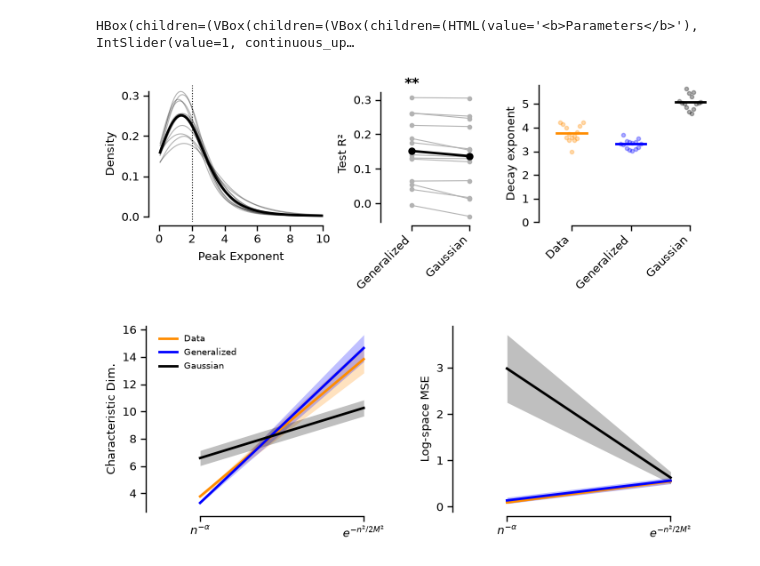
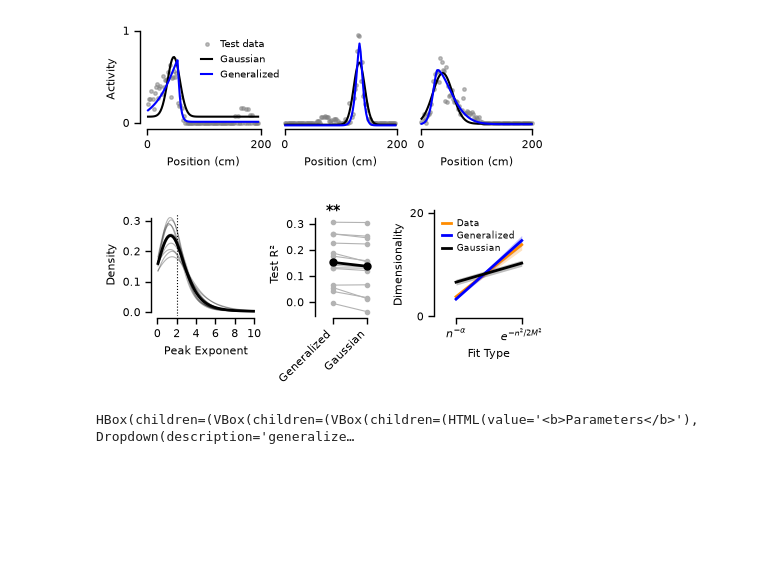
Before and after one commit to landoskape/vrAnalysis, a Jupyter notebook: dimensionality_manuscript/dim_spectra_figures.ipynb, the cells around one changed output. Saved outputs shown, nothing was run; the diff lists cells and outputs as text; code cells hidden in the pictures; blank space fills up the shorter version.

Commit message:
plot updates figure3/4

```diff
--- a/dimensionality_manuscript/dim_spectra_figures.ipynb
+++ b/dimensionality_manuscript/dim_spectra_figures.ipynb
@@ -145,7 +146,7 @@ HBox(children=(VBox(children=(VBox(children=(HTML(value='<b>Parameters</b>'), Dr
 # %%
 from dimensionality_manuscript.figure_scripts.figure4 import spectrum_figure, AdaptiveAlphaConfig
 
-return_syd_viewer = True
+return_syd_viewer = False
 plt.close('all')
 source_cfg = AdaptiveAlphaConfig(
     smooth_method="gaussian",
@@ -167,7 +168,6 @@ fig = spectrum_figure(
     results_subspace=results_subspace,
     results_fit=results_fit,
     ylim_min=-5.5,
-    fontsize=9,
     source_key = "ss_cvpca",
     full_source_key = "SVD",
     # fit_key = ["eig_tilbury", "eig_control", "eig_shrinkage"],
@@ -178,7 +178,8 @@ fig = spectrum_figure(
     reliability_fraction_active_thresholds=(None, None),
     include_iti=False,
     normalize=True,
-    figsize=(6.5, 2.5),
+    figsize=(4.45, 2.0),
+    fontsize=8,
     return_syd_viewer = return_syd_viewer,
 )
 if return_syd_viewer:
@@ -333,13 +328,13 @@ from dimensionality_manuscript.figure_scripts.figure4 import placefield_fit_figu
 
 best_neuron_list = [
     ("ATL012.2023-03-03.701", 3672), # keep
+    ("ATL027.2023-07-21.701", 1849), #keep
     ("ATL020.2023-04-05.701", 11623), # keep
-    ("ATL027.2023-07-21.701", 1849), #keep
 ]
 
 session_uids, neurons = zip(*best_neuron_list)
 
-return_syd_viewer = True
+return_syd_viewer = False
 plt.close('all')
 
 fig = placefield_fit_figure(
@@ -352,8 +347,11 @@ fig = placefield_fit_figure(
     fit_model="shrinkage",
     normalize="std",
     normalize_independent=True,
-    figsize=(7.0, 2),
-    fontsize=9.0,
+    legend_x_offset = 0.2,
+    legend_handlelength=1.2,
+    legend_handletextpad=0.8,
+    figsize=(4.45, 1.5),
+    fontsize=8.0,
     save_path=None,
     return_syd_viewer=return_syd_viewer,
 )
@@ -362,11 +360,11 @@ if return_syd_viewer:
 else:
     plt.show()
 
-    save = False
+    save = True
     if save:
         save_figure(fig, figure_path / "placefield_fit_best_examples")
 # %% [output]
-HBox(children=(VBox(children=(VBox(children=(HTML(value='<b>Parameters</b>'), IntSlider(value=1, continuous_up…
+[figure, added]
 # %%
 from dimensionality_manuscript.figure_scripts.figure4 import placefield_population
 
@@ -381,40 +379,50 @@ source_cfg = AdaptiveAlphaConfig(
     minimum_window_size=10,
 )
 
 fig = placefield_population(
     results_fit,
     results_spectra=results,
     results_cvpca=results_cvpca,
     reliability_fraction_active_thresholds=(0.3, 0.1),
     smooth_widths=(5.0, None),
     source_key="ss_cvpca",
     metric="r2",
     generalized_fit="shrinkage",
     include_better=False,
     num_bins = 80,
     fraction_view = "none",
     normalize=False,
     beewidth = 0.2,
     source_cfg=source_cfg,
-    fontsize = 9.0,
-    figsize = (7.0, 2.5),
+    last_axis="characteristic_dim",
+    display="errorPlot",
+    legend=dict(
+        loc="upper left",
+        handlelength=1.0,
+        handletextpad=0.7,
+        labelspacing=0.25,
+        borderpad=0.1,
+        borderaxespad=0.5,
+    ),
+    fontsize = 8.0,
+    figsize = (4.45, 1.9),
     save_path=None,
     return_syd_viewer = return_syd_viewer,
 )
 if return_syd_viewer:
     fig.show()
 else:
     plt.show()
 
     save = True
     if save:
         save_figure(fig, figure_path / "placefield_fit_stats")
 # %% [output]
-[figure, old version]
+[figure, new version]
 # %%
 from dimensionality_manuscript.figure_scripts.figure4 import placefield_spectrum_mse
 
-return_syd_viewer = False
+return_syd_viewer = True
 plt.close('all')
 
 source_cfg = AdaptiveAlphaConfig(
@@ -450,7 +458,7 @@ else:
     if save:
         save_figure(fig, figure_path / "placefield_spectrum_mse")
 # %% [output]
-[figure, removed]
+HBox(children=(VBox(children=(VBox(children=(HTML(value='<b>Parameters</b>'), Dropdown(description='generalize…
 # %%
 # Checks to compare cvpca with config output and ss_cv and ss_orig etc etc
 
```
Also changed, not shown: parts of 7 cells of this notebook, 8 other files.
